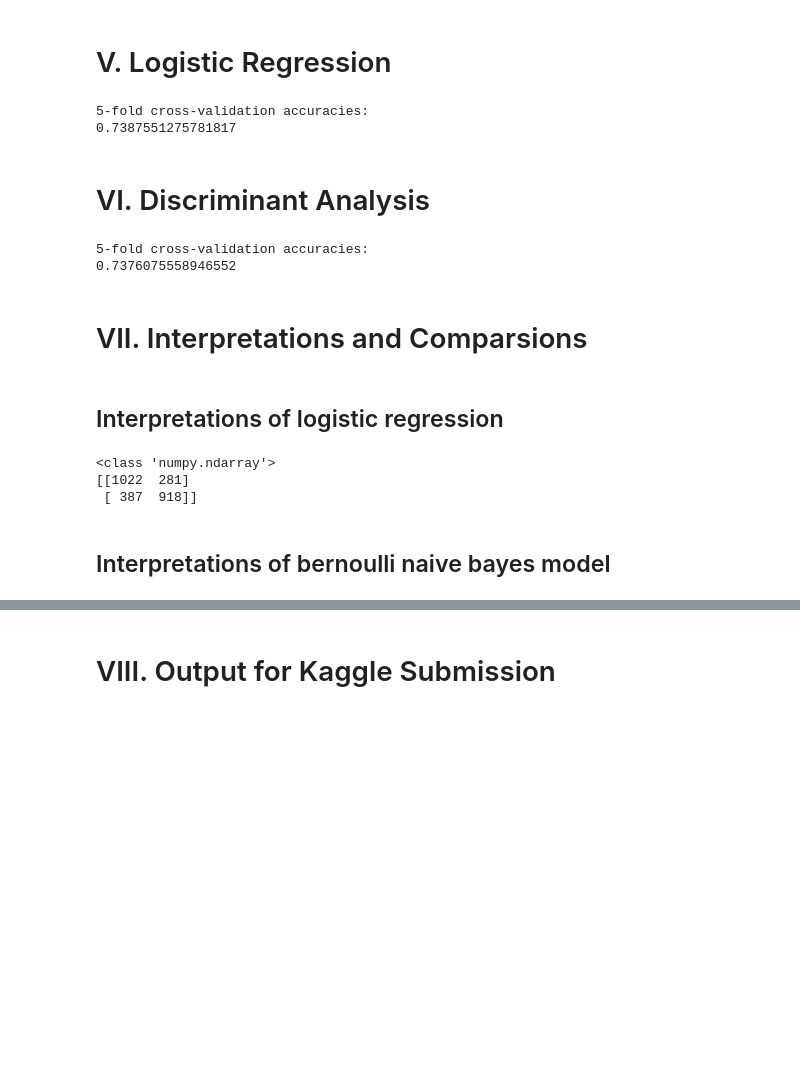
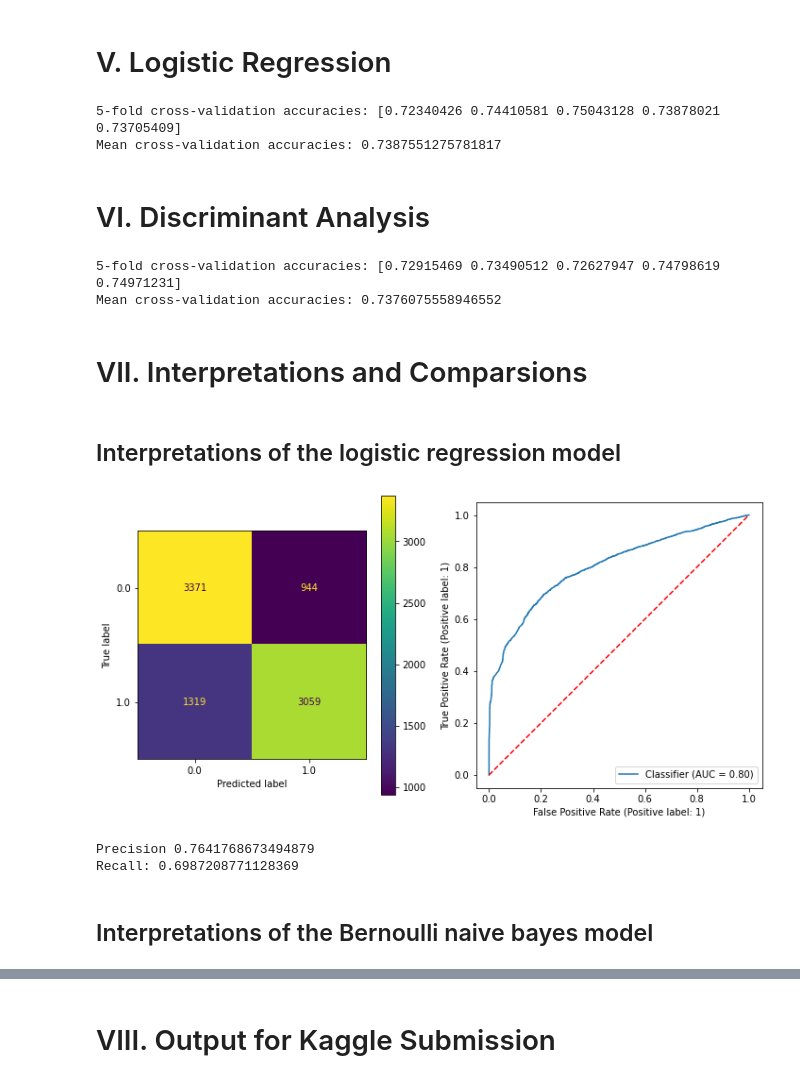
Before and after one commit to cfong32/kaggle-spaceship-titanic, a Jupyter notebook: data6100_proj2.ipynb, the cells around one changed output, grey strips where cells are left out. Drawn from its saved outputs; the diff is of its cells as text; code cells hidden in the pictures; blank space fills up the shorter version.

```diff
--- a/data6100_proj2.ipynb
+++ b/data6100_proj2.ipynb
@@ -247,15 +283,14 @@ X_train.shape, y_train.shape
 from sklearn.model_selection import cross_val_score
 from sklearn.linear_model import LogisticRegression
 
-model = LogisticRegression(random_state=0)
-scores = cross_val_score(model, X_train, y_train, cv=5)
+LRmodel = LogisticRegression(random_state=0)
+LRscores = cross_val_score(LRmodel, X_train, y_train, cv=5)
 
-print('5-fold cross-validation accuracies:')
-list(scores)
-print(np.mean(scores))
+print('5-fold cross-validation accuracies:', LRscores)
+print('Mean cross-validation accuracies:', np.mean(LRscores))
 # %% [output]
-5-fold cross-validation accuracies:
-0.7387551275781817
+5-fold cross-validation accuracies: [0.72340426 0.74410581 0.75043128 0.73878021 0.73705409]
+Mean cross-validation accuracies: 0.7387551275781817
 # %% [markdown]
 # VI. Discriminant Analysis
 # %%
@@ -267,32 +302,47 @@ from sklearn.naive_bayes import BernoulliNB
 NBmodel = BernoulliNB()
 NBscores = cross_val_score(NBmodel, X_train, y_train, cv=5)
 
-print('5-fold cross-validation accuracies:')
-list(NBscores)
-print(np.mean(NBscores))
+print('5-fold cross-validation accuracies:', NBscores)
+print('Mean cross-validation accuracies:', np.mean(NBscores))
 # %% [output]
-5-fold cross-validation accuracies:
-0.7376075558946552
+5-fold cross-validation accuracies: [0.72915469 0.73490512 0.72627947 0.74798619 0.74971231]
+Mean cross-validation accuracies: 0.7376075558946552
 # %% [markdown]
 # VII. Interpretations and Comparsions
 # %% [markdown]
-## Interpretations of logistic regression
+## Interpretations of the logistic regression model
-# %%
-from sklearn.model_selection import train_test_split
-from sklearn import metrics
-from sklearn.metrics import confusion_matrix
-#from sklearn.metrics import classification_report
-
-X, X_test, y, y_test = train_test_split(X_train, y_train, test_size=0.3, random_state=0)
-model.fit(X, y)
-y_predict = model.predict(X_test)
-print(type(y_predict))
-
-confusion_matrix = confusion_matrix(y_test, y_predict)
-print(confusion_matrix)
-# %% [output]
-<class 'numpy.ndarray'>
-[[1022  281]
- [ 387  918]]
+# %%
+###
+# Evaluate the logistic regression model
+###
+
+from sklearn.model_selection import cross_val_predict
+from sklearn.metrics import ConfusionMatrixDisplay
+from sklearn.metrics import RocCurveDisplay
+from sklearn.metrics import precision_score
+from sklearn.metrics import recall_score
+
+# Predict in a cross-validation setting
+y_proba_LR = cross_val_predict(LRmodel, X_train, y_train, cv=10, method='predict_proba')[:,1]
+y_pred_LR  = y_proba_LR > 0.5
+
+# Show confusion matrix and ROC curve
+fig, (ax1, ax2) = plt.subplots(1,2, figsize=(10,5))
+
+ConfusionMatrixDisplay.from_predictions(y_train, y_pred_LR, ax=ax1)
+RocCurveDisplay.from_predictions(y_train, y_proba_LR, ax=ax2)
+ax2.plot([0,1], [0,1], 'r--')
+ax2.set_aspect('equal')
+
+plt.tight_layout()
+plt.show()
+
+# Show precision ane recall
+print('Precision', precision_score(y_train, y_pred_LR))
+print('Recall:', recall_score(y_train, y_pred_LR))
+# %% [output]
+[figure, added]
+Precision 0.7641768673494879
+Recall: 0.6987208771128369
 # %% [markdown]
-## Interpretations of bernoulli naive bayes model
+## Interpretations of the Bernoulli naive bayes model
```
Also changed, not shown: parts of 13 cells of this notebook.
